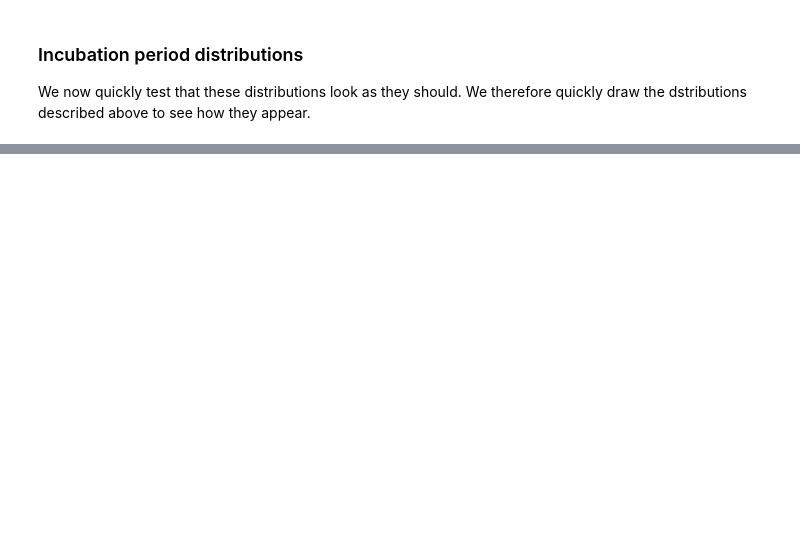
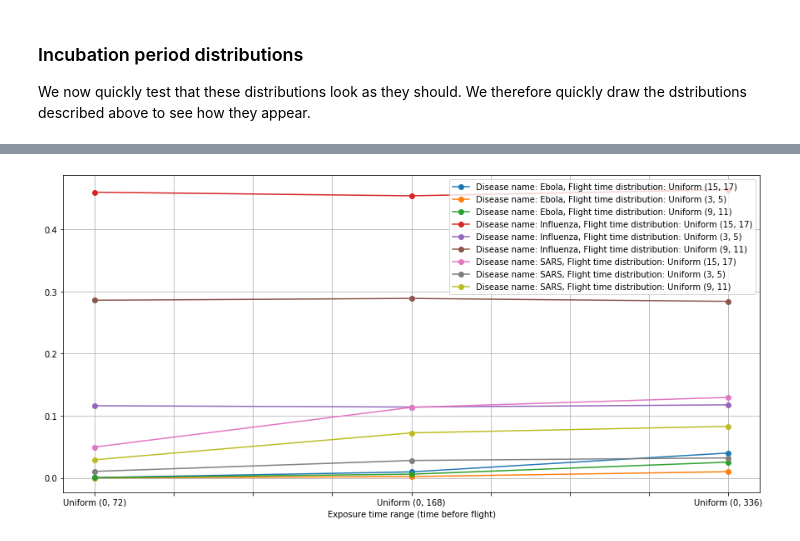
Before and after one commit to ukhsa-collaboration/SIRA, a Jupyter notebook: notebooks/BorderScreening_varying_disease.ipynb, the cells around one changed output, grey strips where cells are left out. Cells and saved outputs as stored; diff of their text form; code cells hidden in the pictures; blank space fills up the shorter version.

```diff
--- a/notebooks/BorderScreening_varying_disease.ipynb
+++ b/notebooks/BorderScreening_varying_disease.ipynb
@@ -149,0 +180,13 @@ df.to_csv(save_path)
+# %%
+fig, ax = plt.subplots(figsize=(15,7))
+
+for name, group in df.groupby(['Disease name', 'Flight time range']):
+    group.plot(style='o-', x='Exposure time range (time before flight)',
+               y='Calculated border screening success rate',
+               ax=ax,
+               grid=True,
+               label = 'Disease name: {}, Flight time distribution: {}'.format(name[0], name[1]))
+
+plt.show()
+# %% [output]
+[figure, added]
```
Also changed, not shown: parts of 9 cells of this notebook.
